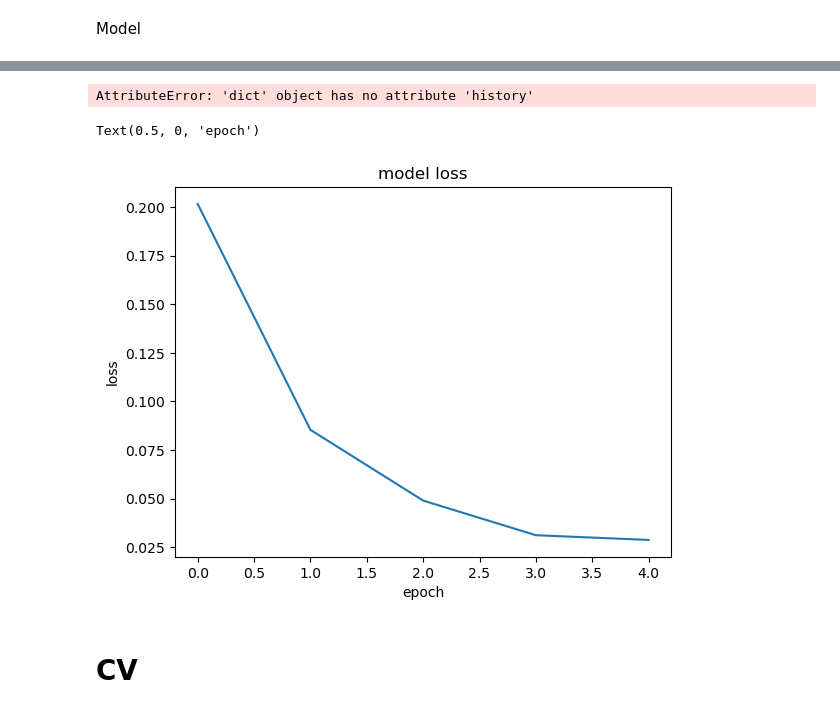
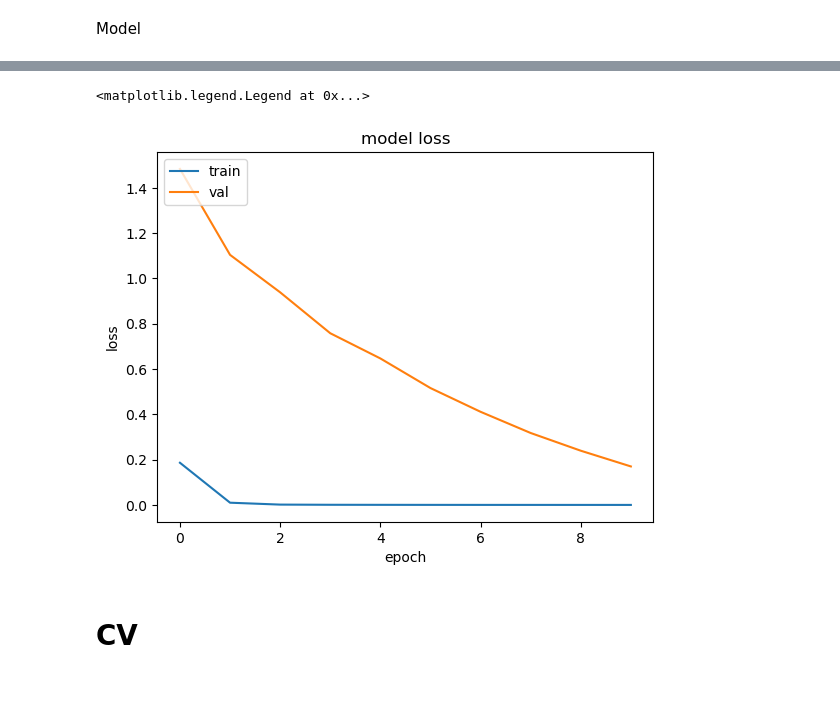
Before and after one commit to Yahnnosh/Sensor-Based-Modeling-of-Fatigue-Using-Transformer-Model, a Jupyter notebook: CNN.ipynb, the cells around one changed output, grey strips where cells are left out. Cells and saved outputs as stored; diff of their text form; code cells hidden in the pictures.

```diff
--- a/CNN.ipynb
+++ b/CNN.ipynb
@@ -309,11 +406,15 @@ class CNN:
         self.train_indices = None
         self.test_indices = None
 
-    def fit(self, train_indices):
+    def fit(self, train_indices, validation_indices=None):
         self.train_indices = train_indices
 
         # training set
         train_dataloader = DataGenerator(self.path, train_indices, batch_size=self.batch_size, variable=self.variable)
+
+        # validation set
+        if validation_indices is not None:
+            val_dataloader = DataGenerator(self.path, validation_indices, batch_size=self.batch_size, variable=self.variable)
 
         # weights for loss function
         sample_weights = get_weighting_factor(self.path, train_indices, self.variable)
@@ -323,8 +424,13 @@ class CNN:
                            loss=weighted_cross_entropy(sample_weights))
 
         # training
-        self.history = self.model.fit_generator(generator=train_dataloader,
-                                                epochs=self.epochs).history
+        if validation_indices is not None:
+            self.history = self.model.fit_generator(generator=train_dataloader,
+                                                    validation_data=val_dataloader,
+                                                    epochs=self.epochs).history
+        else:
+            self.history = self.model.fit_generator(generator=train_dataloader,
+                                                    epochs=self.epochs).history
 
     def reset(self):
         """Resets model weights"""
@@ -369,11 +495,13 @@ class CNN:
 # %%
+%%time
 # test training time again
-%%time
 model = CNN(path, variable=0, epochs=10, learning_rate=1e-3, batch_size=16)
-model.fit(np.array([subj for subj in subjects if subj != 23]))
+model.fit(np.array([subj for subj in subjects if subj != 23]), np.array([subj for subj in subjects if subj == 23]))
 plt.plot(model.history['loss'])
+plt.plot(model.history['val_loss'])
 plt.title('model loss')
 plt.ylabel('loss')
 plt.xlabel('epoch')
+plt.legend(['train', 'val'], loc='upper left')
 # %% [output]
 WARNING:tensorflow:`input_shape` is undefined or non-square, or `rows` is not in [96, 128, 160, 192, 224]. Weights for input shape (224, 224) will be loaded as the default.
@@ -390,12 +524,5 @@ Epoch 5/5
-AttributeError: 'dict' object has no attribute 'history'
+<matplotlib.legend.Legend at 0x...>
+[figure, added]
-# %%
-plt.plot(model.history['loss'])
-plt.title('model loss')
-plt.ylabel('loss')
-plt.xlabel('epoch')
-# %% [output]
-Text(0.5, 0, 'epoch')
-[figure, removed]
 # %% [markdown]
 # CV
 # %%
```
Also changed, not shown: parts of 4 cells of this notebook.
